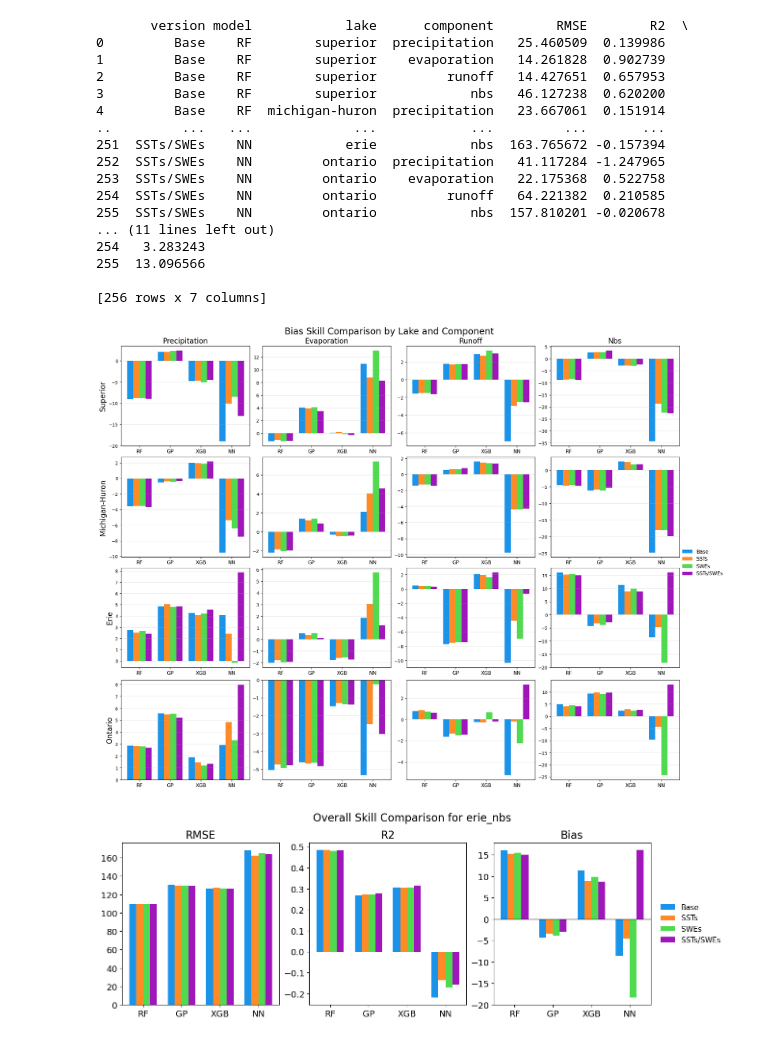
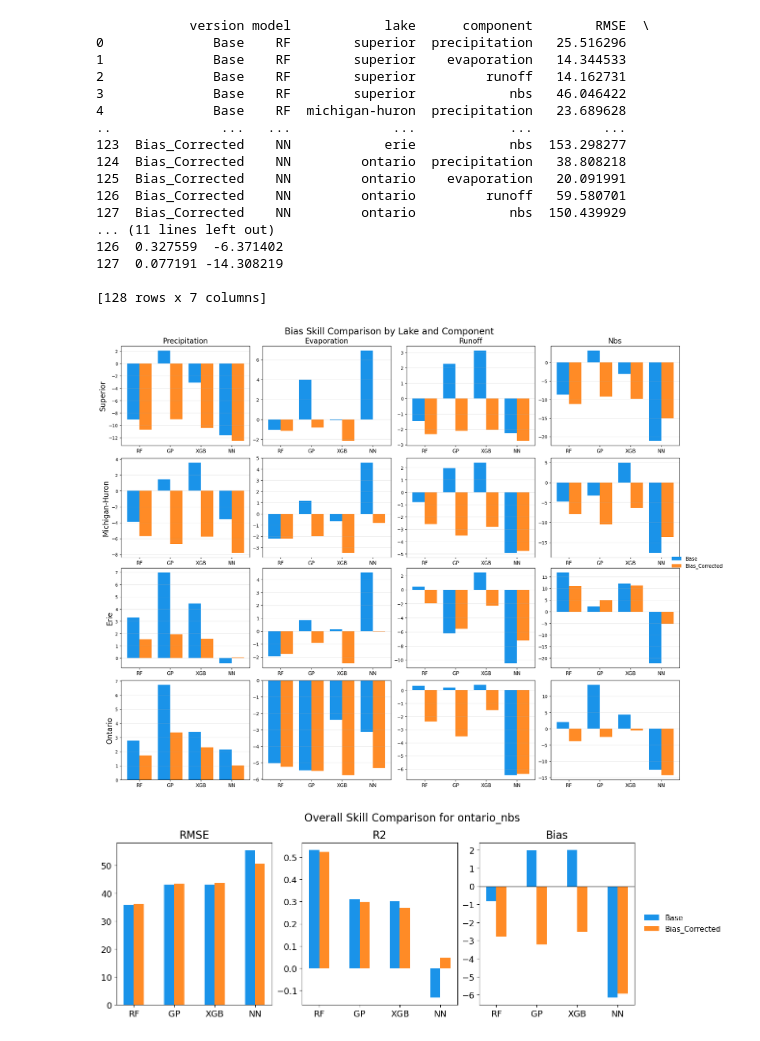
Before and after one commit to great-lakes-ai-lab/cnbs-predictor, a Jupyter notebook: notebooks/validation/compare_versions.ipynb, the cells around one changed output. Drawn from its saved outputs; the diff is of its cells as text; code cells hidden in the pictures.

```diff
--- a/notebooks/validation/compare_versions.ipynb
+++ b/notebooks/validation/compare_versions.ipynb
@@ -6,11 +6,16 @@ import matplotlib.pyplot as plt
 # =========================
 # Inputs
 # =========================
+#csv_files = {
+#    "Base": "CNBS_forecast_ver_anom.csv",
+#    "SSTs": "CNBS_forecast_ver_anom_sst.csv",
+#    "SWEs": "CNBS_forecast_ver_anom_swe.csv",
+#    "SSTs/SWEs": "CNBS_forecast_ver_anom_sst_swe.csv",
+#}
+
 csv_files = {
-    "Base": "CNBS_forecast_ver_anom.csv",
-    "SSTs": "CNBS_forecast_ver_anom_sst.csv",
-    "SWEs": "CNBS_forecast_ver_anom_swe.csv",
-    "SSTs/SWEs": "CNBS_forecast_ver_anom_sst_swe.csv",
+    "Base": "CNBS_forecast_ver.csv",
+    "Bias_Corrected": "CNBS_forecast_ver_bias_corrected.csv",
 }
 # %%
 models = ["RF", "GP", "XGB", "NN"]
@@ -18,9 +23,10 @@ metrics = ["RMSE", "R2", "Bias"]
 
 version_colors = {
     "Base": "#1a93e9",
-    "SSTs": "#ff8b26",
-    "SWEs": "#50da50",
-    "SSTs/SWEs": "#9f16ba",
+    "Bias_Corrected": "#ff8b26",
+    #"SSTs": "#ff8b26",
+    #"SWEs": "#50da50",
+    #"SSTs/SWEs": "#9f16ba",
 }
 
 # =========================
@@ -116,23 +122,23 @@ metrics_df = pd.DataFrame(results)
 
 print(metrics_df)
 # %% [output]
-       version model            lake      component        RMSE        R2  \
-0         Base    RF        superior  precipitation   25.460509  0.139986
-1         Base    RF        superior    evaporation   14.261828  0.902739
-2         Base    RF        superior         runoff   14.427651  0.657953
-3         Base    RF        superior            nbs   46.127238  0.620200
-4         Base    RF  michigan-huron  precipitation   23.667061  0.151914
-..         ...   ...             ...            ...         ...       ...
-251  SSTs/SWEs    NN            erie            nbs  163.765672 -0.157394
-252  SSTs/SWEs    NN         ontario  precipitation   41.117284 -1.247965
-253  SSTs/SWEs    NN         ontario    evaporation   22.175368  0.522758
-254  SSTs/SWEs    NN         ontario         runoff   64.221382  0.210585
-255  SSTs/SWEs    NN         ontario            nbs  157.810201 -0.020678
+            version model            lake      component        RMSE  \
+0              Base    RF        superior  precipitation   25.516296
+1              Base    RF        superior    evaporation   14.344533
+2              Base    RF        superior         runoff   14.162731
+3              Base    RF        superior            nbs   46.046422
+4              Base    RF  michigan-huron  precipitation   23.689628
+..              ...   ...             ...            ...         ...
+123  Bias_Corrected    NN            erie            nbs  153.298277
+124  Bias_Corrected    NN         ontario  precipitation   38.808218
+125  Bias_Corrected    NN         ontario    evaporation   20.091991
+126  Bias_Corrected    NN         ontario         runoff   59.580701
+127  Bias_Corrected    NN         ontario            nbs  150.439929
 ... (11 lines left out)
-254   3.283243
-255  13.096566
+126  0.327559  -6.371402
+127  0.077191 -14.308219
 
-[256 rows x 7 columns]
+[128 rows x 7 columns]
 # %%
 # =========================
 # Plot RMSE grouped bars by lake and component
@@ -212,7 +218,7 @@ fig.suptitle(
 
 plt.show()
 # %% [output]
-[figure, old version]
+[figure, new version]
 # %%
 # =========================
 # Plot grouped bars
@@ -220,21 +226,28 @@ plt.show()
 metrics = ["RMSE", "R2", "Bias"]
 versions = list(csv_files.keys())
 
+plot_df = (
+    metrics_df
+    .groupby(["version", "model"], as_index=False)[metrics]
+    .mean()
+)
+
 fig, axes = plt.subplots(
-    1, 3,
+    1, len(metrics),
     figsize=(13, 4),
     constrained_layout=True
 )
 
 x = np.arange(len(models))
-bar_width = 0.18
+
+bar_width = min(0.8 / len(versions), 0.25)
 
 for ax, metric in zip(axes, metrics):
     for i, version in enumerate(versions):
         values = (
-            metrics_df[metrics_df["version"] == version]
+            plot_df[plot_df["version"] == version]
             .set_index("model")
-            .loc[models, metric]
+            .reindex(models)[metric]
         )
 
         offset = (i - (len(versions) - 1) / 2) * bar_width
@@ -242,33 +255,33 @@ for ax, metric in zip(axes, metrics):
         ax.bar(
             x + offset,
             values,
             width=bar_width,
             label=version,
             color=version_colors[version]
         )
 
     ax.set_title(metric, fontsize=16)
     ax.set_xticks(x)
     ax.set_xticklabels(models, fontsize=13)
     ax.tick_params(axis="y", labelsize=13)
 
     if metric == "Bias":
         ax.axhline(0, color="black", linewidth=1)
 
-axes[2].legend(
+axes[-1].legend(
     fontsize=11,
     loc="center left",
     bbox_to_anchor=(1.02, 0.5),
     frameon=False
 )
 
 fig.suptitle(
     f"Overall Skill Comparison for {forecast_col}",
     fontsize=16,
     y=1.08
 )
 
 plt.show()
 # %% [output]
-[figure, old version]
+[figure, new version]
 # %%
```
Also changed, not shown: parts of 5 cells of this notebook, 25 other files.
